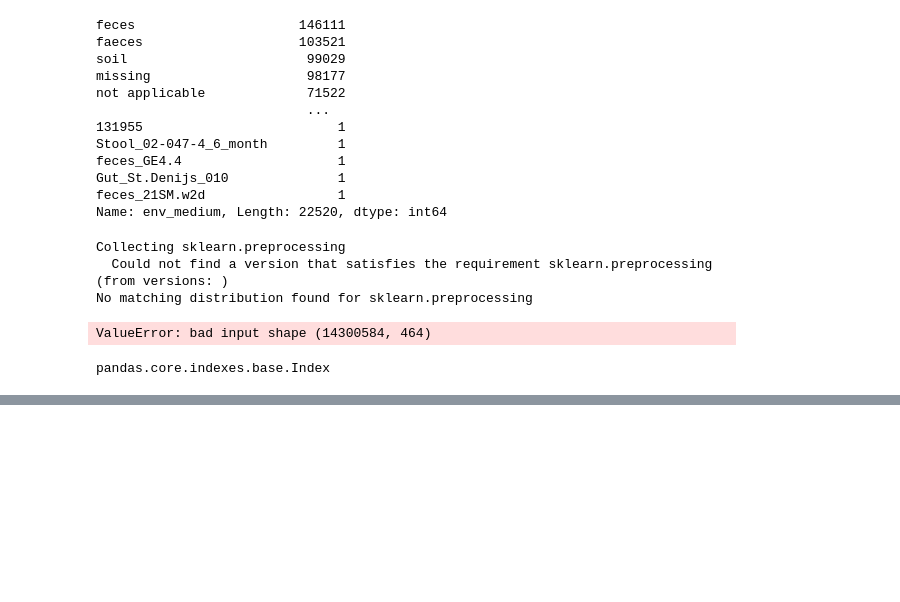
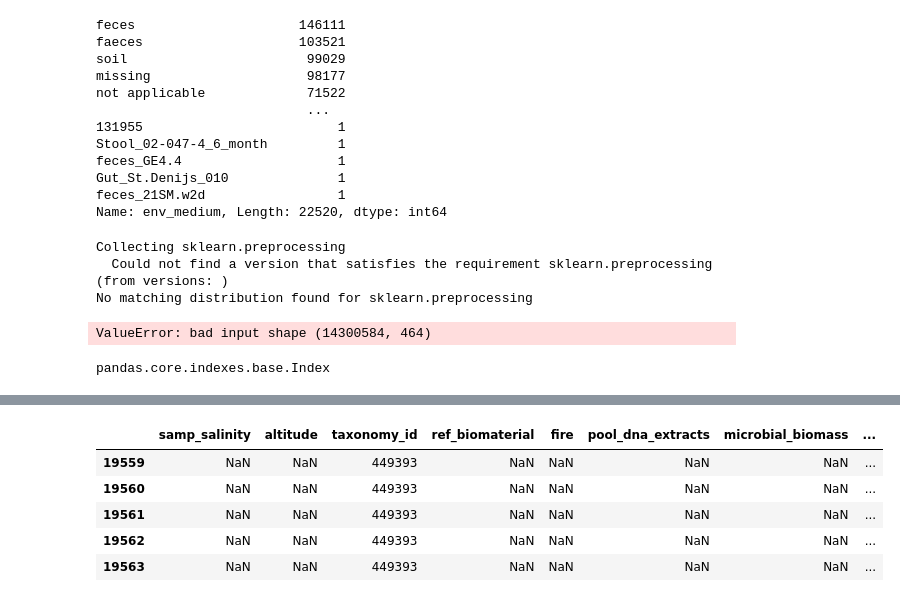
Before and after one commit to INCATools/biosample-analysis, a Jupyter notebook: notebooks/first_analysis_notebook.ipynb, the cells around one changed output, grey strips where cells are left out. Saved outputs shown, nothing was run; the diff lists cells and outputs as text; code cells hidden in the pictures; blank space fills up the shorter version.

```diff
--- a/notebooks/first_analysis_notebook.ipynb
+++ b/notebooks/first_analysis_notebook.ipynb
@@ -140,0 +363,9 @@ pandas.core.indexes.base.Index
+# %%
+df_onlyenv_nona_num_nostr.head()
+# %% [output]
+|  | samp_salinity | altitude | taxonomy_id | ref_biomaterial | fire | pool_dna_extracts | microbial_biomass | ... |
+| 19559 | NaN | NaN | 449393 | NaN | NaN | NaN | NaN | ... |
+| 19560 | NaN | NaN | 449393 | NaN | NaN | NaN | NaN | ... |
+| 19561 | NaN | NaN | 449393 | NaN | NaN | NaN | NaN | ... |
+| 19562 | NaN | NaN | 449393 | NaN | NaN | NaN | NaN | ... |
+| 19563 | NaN | NaN | 449393 | NaN | NaN | NaN | NaN | ... |
```
Also changed, not shown: parts of 35 cells of this notebook.
